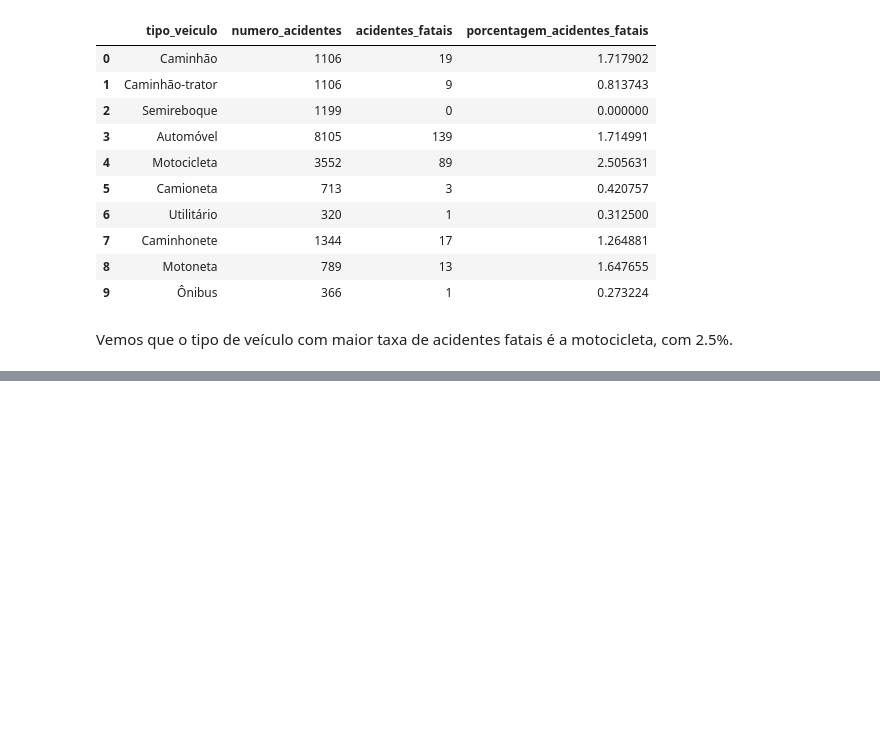
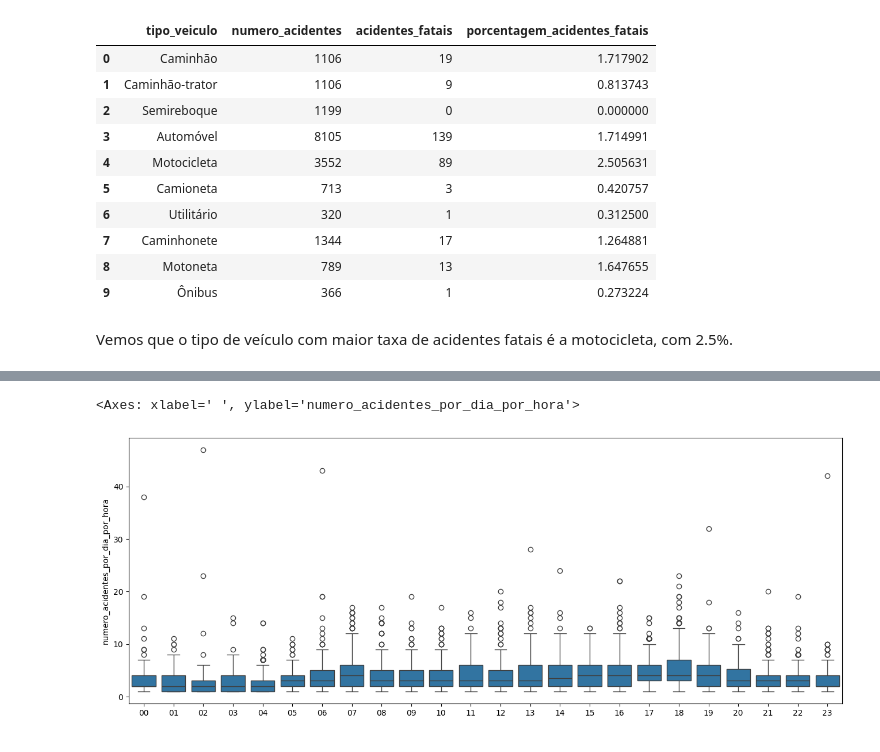
Before and after one commit to andrey-lolobrigida/acidentes-transito-sc-2023, a Jupyter notebook: notebooks/acidentes.ipynb, the cells around one changed output, grey strips where cells are left out. Saved outputs shown, nothing was run; the diff lists cells and outputs as text; code cells hidden in the pictures; blank space fills up the shorter version.

```diff
--- a/notebooks/acidentes.ipynb
+++ b/notebooks/acidentes.ipynb
@@ -372,0 +427,21 @@ Vemos que o tipo de veículo com maior taxa de acidentes fatais é a motocicleta
+# %%
+n_acidentes_por_hora_df = pd.concat([acidentes_sc_dia_horario, acidentes_sc_colunas_selecionadas['hora']], axis=1)
+n_acidentes_por_hora_df.drop(['numero_acidentes', 'dia_semana'], axis=1, inplace=True)
+# %%
+n_acidentes_por_hora_df['numero_acidentes_por_dia_por_hora'] = 0
+
+for data in n_acidentes_por_hora_df['data_inversa'].unique():
+    data_df = n_acidentes_por_hora_df.loc[n_acidentes_por_hora_df['data_inversa'] == data]
+
+    for hora in data_df['hora'].unique():
+        hora_df = data_df.loc[data_df['hora'] == hora]
+        n_acidentes = hora_df.shape[0]
+
+        n_acidentes_por_hora_df['numero_acidentes_por_dia_por_hora'].loc[hora_df.index] = n_acidentes
+# %%
+n_acidentes_por_hora_df_1 = n_acidentes_por_hora_df.drop_duplicates().reset_index(drop=True)
+n_acidentes_por_hora_df_1['horario_de_pico'] = n_acidentes_por_hora_df_1['hora'].apply(
+    lambda hora: 1 if hora in ['07', '08', '11', '12', '17', '18', '19'] else 0
+)
+
+n_acidentes_por_hora_df_1
@@ -372,0 +616,12 @@ Vemos que o tipo de veículo com maior taxa de acidentes fatais é a motocicleta
+# %%
+fig, ax0 = plt.subplots(1, 1, figsize = (16,6))
+ax0.set_xlabel(' ')
+
+
+sns.boxplot(data=n_acidentes_por_hora_df_1.sort_values('hora'),
+             x='hora',
+             y='numero_acidentes_por_dia_por_hora',
+             ax=ax0)
+# %% [output]
+<Axes: xlabel=' ', ylabel='numero_acidentes_por_dia_por_hora'>
+[figure, added]
```
Also changed, not shown: parts of 43 cells of this notebook.
